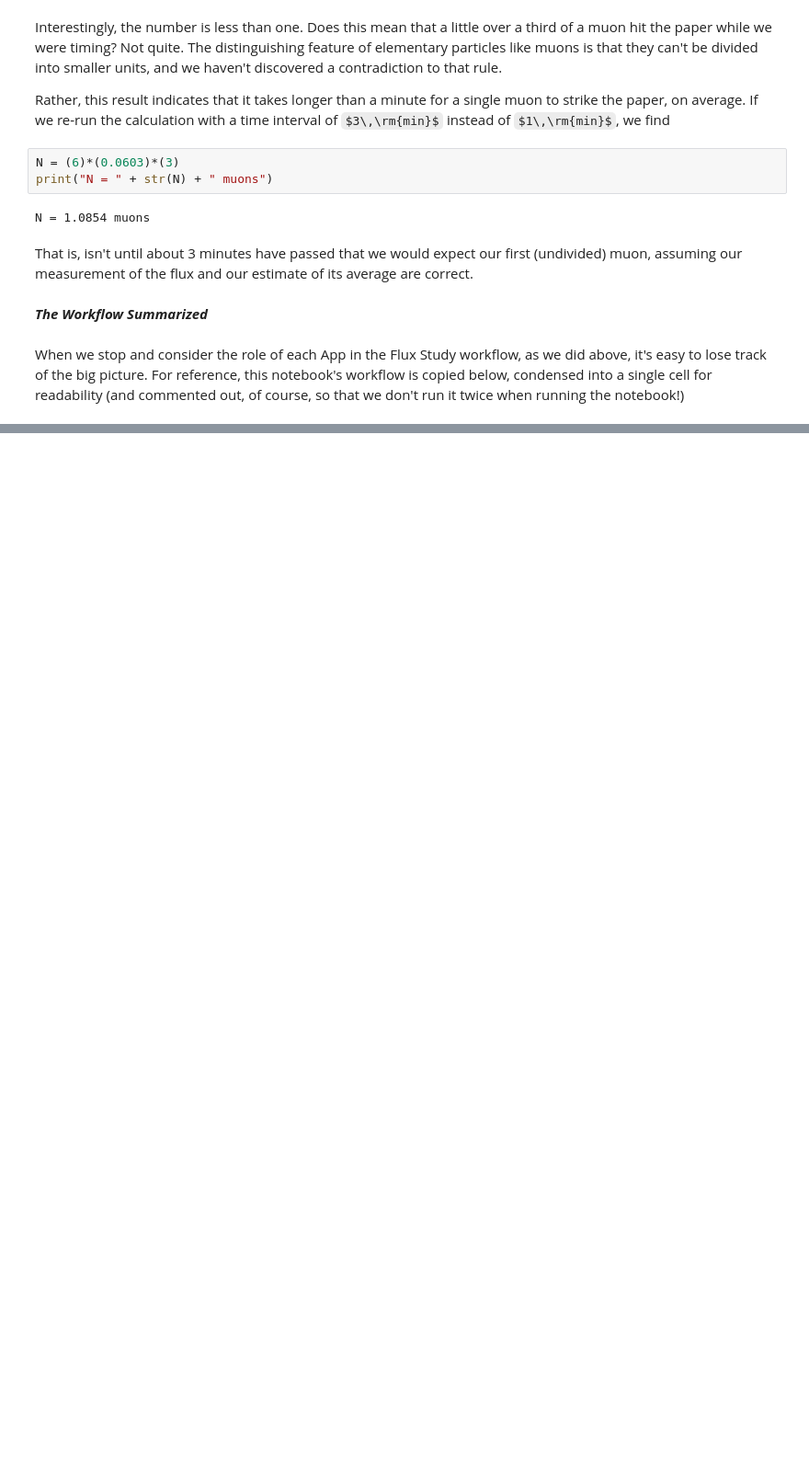
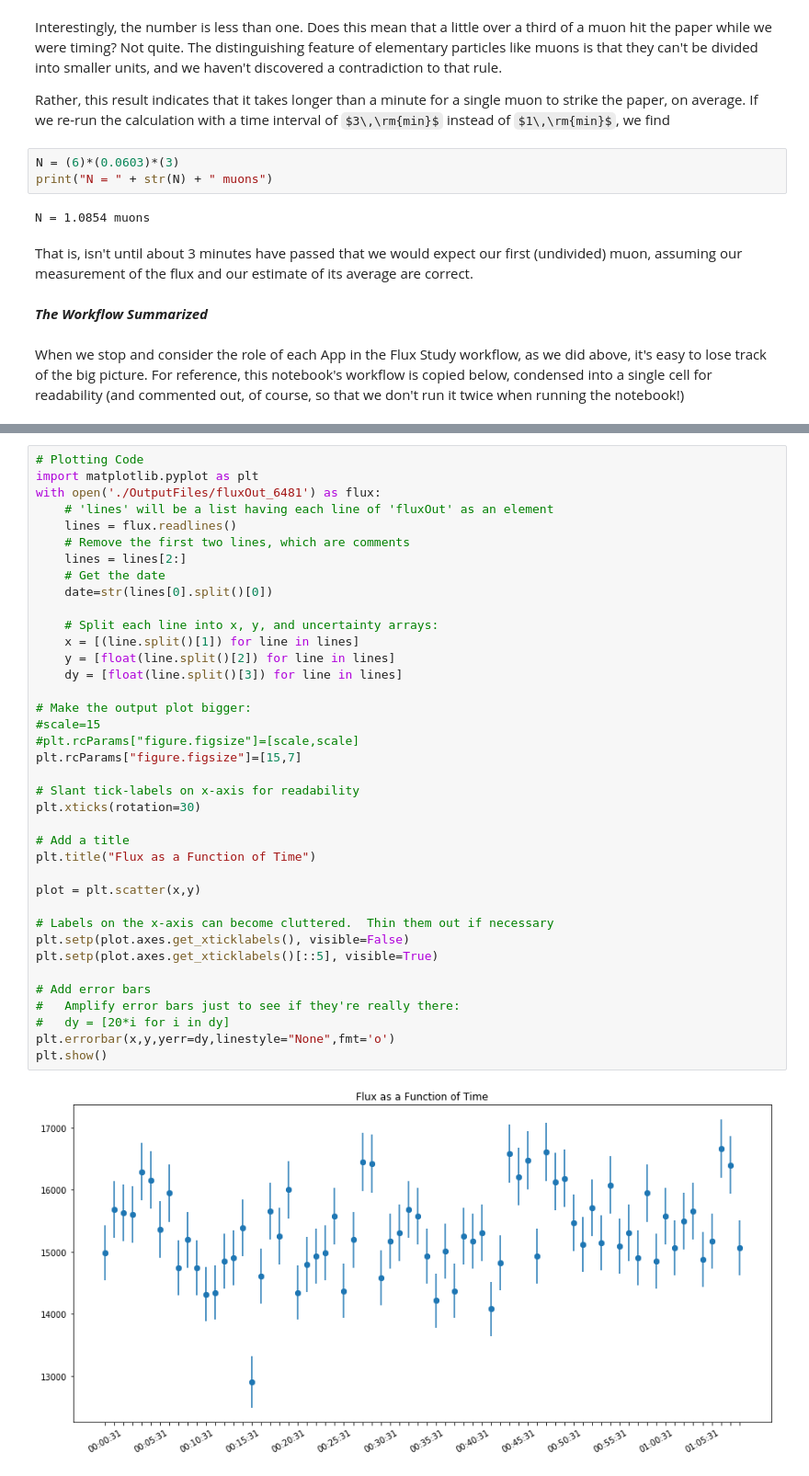
Before and after one commit to QuarkNet-HEP/CosmicExplorationBooks, a Jupyter notebook: Exploration_Flux/6_Flux_study.ipynb, the cells around one changed output, grey strips where cells are left out. Shown at 92% size. Drawn from its saved outputs; the diff is of its cells as text; some formulas as TeX source; blank space fills up the shorter version.

Commit message:
Added ND QNet demo to 6_Flux_study

```diff
--- a/Exploration_Flux/6_Flux_study.ipynb
+++ b/Exploration_Flux/6_Flux_study.ipynb
@@ -362,0 +389,40 @@ print("Call to Flux completed with exit code:", x)
+# %%
+# Plotting Code
+import matplotlib.pyplot as plt
+with open('./OutputFiles/fluxOut_6481') as flux:
+    # 'lines' will be a list having each line of 'fluxOut' as an element
+    lines = flux.readlines()
+    # Remove the first two lines, which are comments
+    lines = lines[2:]
+    # Get the date
+    date=str(lines[0].split()[0])
+
+    # Split each line into x, y, and uncertainty arrays:
+    x = [(line.split()[1]) for line in lines]
+    y = [float(line.split()[2]) for line in lines]
+    dy = [float(line.split()[3]) for line in lines]
+
+# Make the output plot bigger:
+#scale=15
+#plt.rcParams["figure.figsize"]=[scale,scale]
+plt.rcParams["figure.figsize"]=[15,7]
+
+# Slant tick-labels on x-axis for readability
+plt.xticks(rotation=30)
+
+# Add a title
+plt.title("Flux as a Function of Time")
+
+plot = plt.scatter(x,y)
+
+# Labels on the x-axis can become cluttered.  Thin them out if necessary
+plt.setp(plot.axes.get_xticklabels(), visible=False)
+plt.setp(plot.axes.get_xticklabels()[::5], visible=True)
+
+# Add error bars
+#   Amplify error bars just to see if they're really there:
+#   dy = [20*i for i in dy]
+plt.errorbar(x,y,yerr=dy,linestyle="None",fmt='o')
+plt.show()
+# %% [output]
+[figure, added]
```
Also changed, not shown: parts of 3 cells of this notebook.
